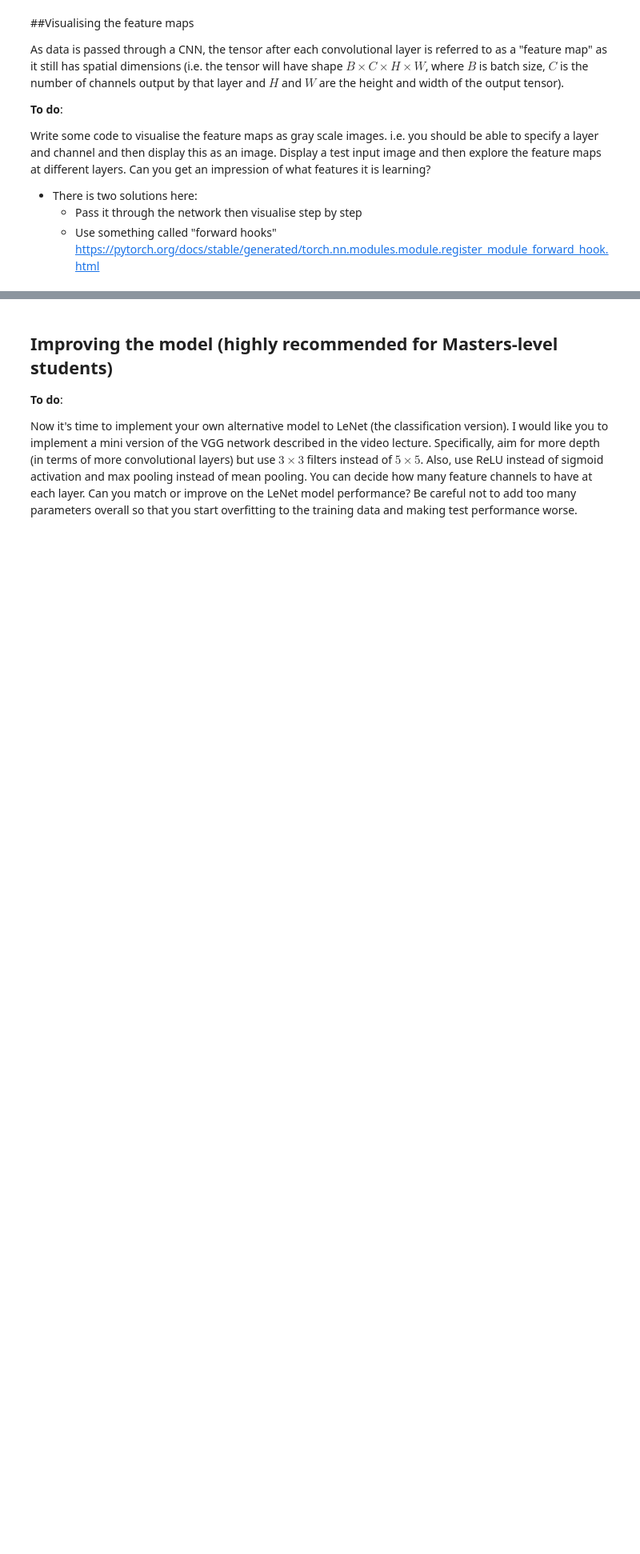
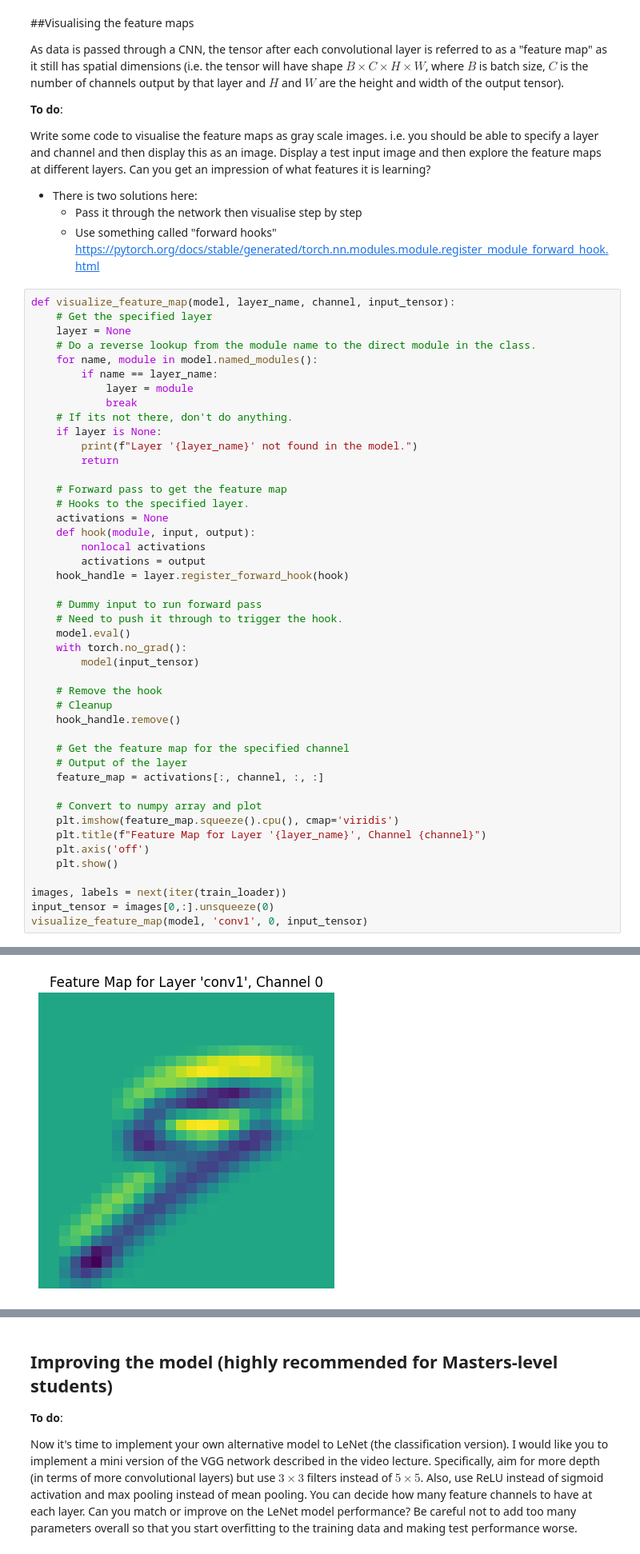
Before and after one commit to mistryvivek/AutoF1-RNN-Race-Simulator, a Jupyter notebook: PADL_Week8.ipynb, the cells around one changed output, grey strips where cells are left out. Shown at 80% size. Saved outputs shown, nothing was run; the diff lists cells and outputs as text; blank space fills up the shorter version.

```diff
--- a/PADL_Week8.ipynb
+++ b/PADL_Week8.ipynb
@@ -241,3 +209,49 @@ Write some code to visualise the feature maps as gray scale images. i.e. you sho
 * There is two solutions here:
   * Pass it through the network then visualise step by step
   * Use something called "forward hooks" https://pytorch.org/docs/stable/generated/torch.nn.modules.module.register_module_forward_hook.html
+# %%
+def visualize_feature_map(model, layer_name, channel, input_tensor):
+    # Get the specified layer
+    layer = None
+    # Do a reverse lookup from the module name to the direct module in the class.
+    for name, module in model.named_modules():
+        if name == layer_name:
+            layer = module
+            break
+    # If its not there, don't do anything.
+    if layer is None:
+        print(f"Layer '{layer_name}' not found in the model.")
+        return
+
+    # Forward pass to get the feature map
+    # Hooks to the specified layer.
+    activations = None
+    def hook(module, input, output):
+        nonlocal activations
+        activations = output
+    hook_handle = layer.register_forward_hook(hook)
+
+    # Dummy input to run forward pass
+    # Need to push it through to trigger the hook.
+    model.eval()
+    with torch.no_grad():
+        model(input_tensor)
+
+    # Remove the hook
+    # Cleanup
+    hook_handle.remove()
+
+    # Get the feature map for the specified channel
+    # Output of the layer
+    feature_map = activations[:, channel, :, :]
+
+    # Convert to numpy array and plot
+    plt.imshow(feature_map.squeeze().cpu(), cmap='viridis')
+    plt.title(f"Feature Map for Layer '{layer_name}', Channel {channel}")
+    plt.axis('off')
+    plt.show()
+
+images, labels = next(iter(train_loader))
+input_tensor = images[0,:].unsqueeze(0)
+visualize_feature_map(model, 'conv1', 0, input_tensor)
+# %% [output]
@@ -244,3 +259,4 @@ Write some code to visualise the feature maps as gray scale images. i.e. you sho
+[figure, added]
 # %% [markdown]
 ##Digit recognition as a regression problem
 
```
Also changed, not shown: parts of 14 cells of this notebook.
